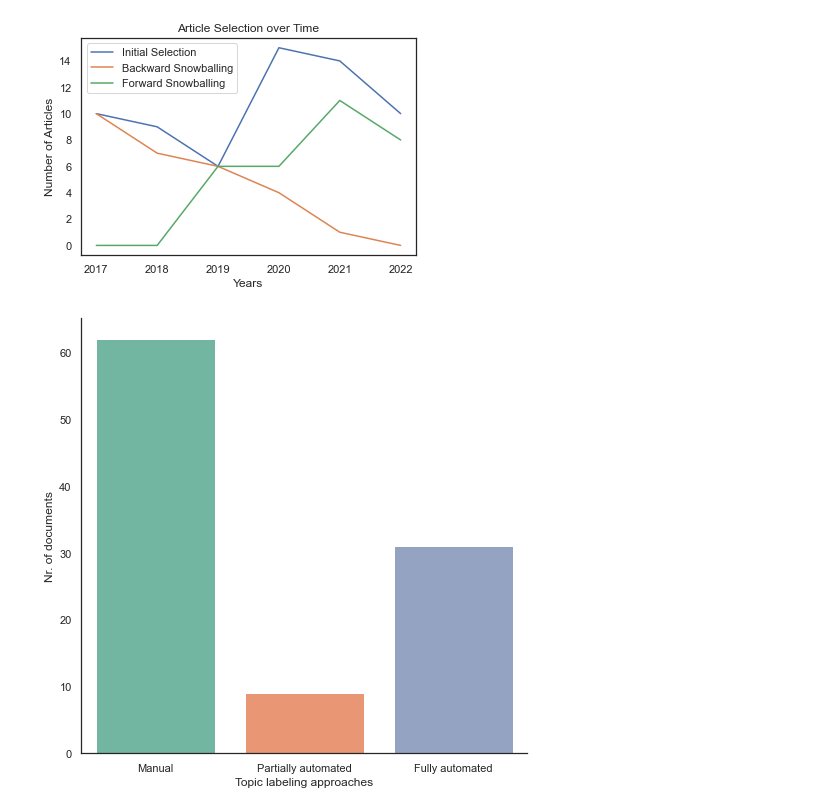
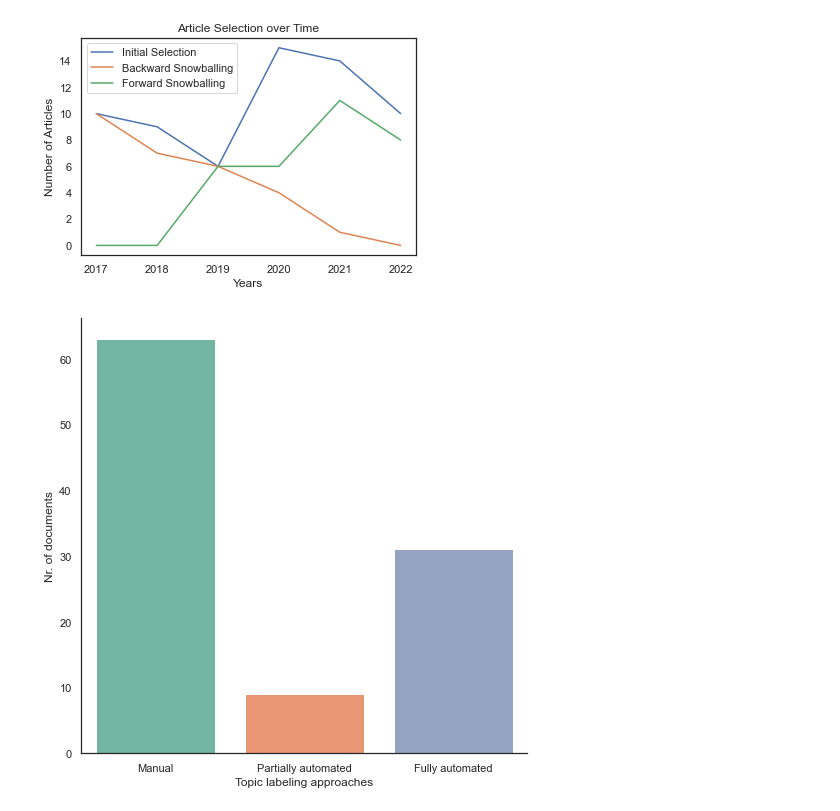
Before and after one commit to iberius96/Msc_Thesis, a Jupyter notebook: Data Visualization/Summary.ipynb, the cells around one changed output. Saved outputs shown, nothing was run; the diff lists cells and outputs as text; code cells hidden in the pictures.

```diff
--- a/Data Visualization/Summary.ipynb
+++ b/Data Visualization/Summary.ipynb
@@ -357,15 +357,16 @@ plt.show()
 # %% [output]
 [figure]
 # %%
-totals = [62, 9, 31]
+totals = [63, 9, 31]
+paritions = [[5,58],[2,7],[18,13]]
 labels = ['Manual', 'Partially automated','Fully automated']
 fig, ax = plt.subplots(figsize=(8, 8))
 sns.set_theme(style='white')
 sns.set_palette('Set2')
 sns.barplot(y=totals, x=labels, ax=ax)
 plt.xlabel('Topic labeling approaches')
 plt.ylabel('Nr. of documents')
 sns.despine()
 plt.show()
 # %% [output]
-[figure, old version]
+[figure, new version]
```
Also changed, not shown: parts of 2 cells of this notebook, 24 other files.
